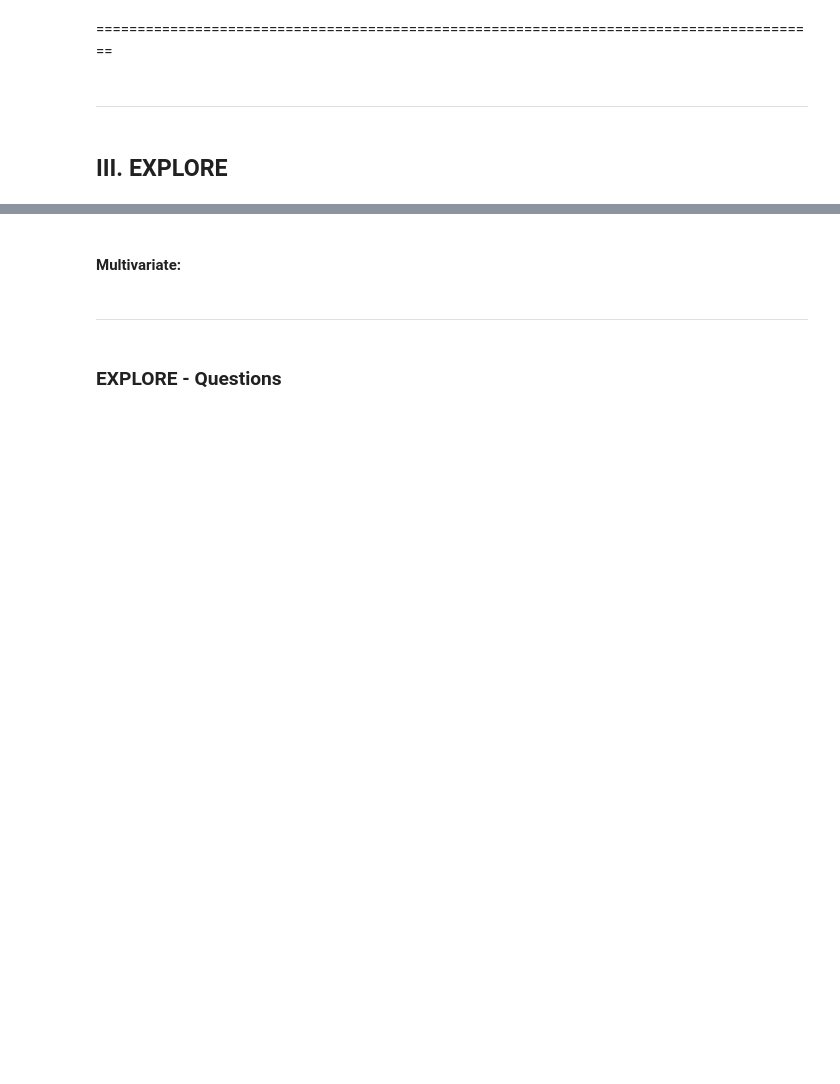
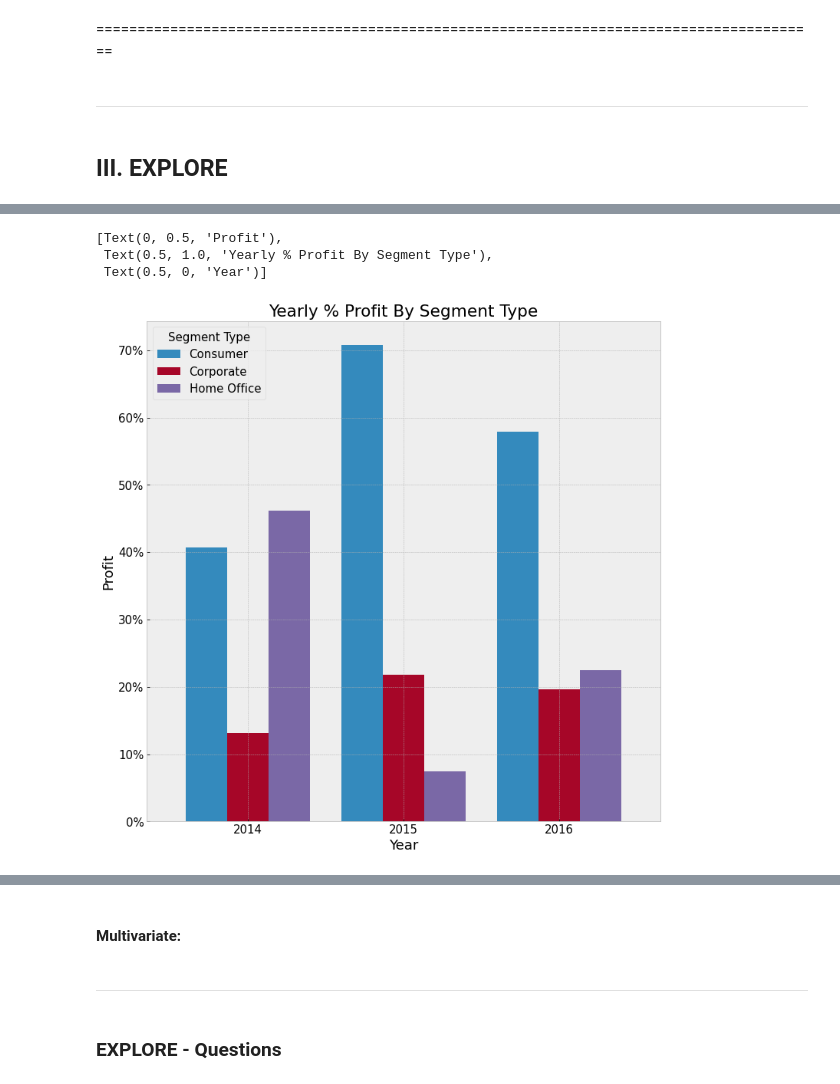
Before and after one commit to long-name-gang/time_series-project, a Jupyter notebook: rachel_final_report.ipynb, the cells around one changed output, grey strips where cells are left out. Saved outputs shown, nothing was run; the diff lists cells and outputs as text; code cells hidden in the pictures; blank space fills up the shorter version.

```diff
--- a/rachel_final_report.ipynb
+++ b/rachel_final_report.ipynb
@@ -193,0 +262,26 @@ ssdb.head().T
+# %%
+monthly_profit = (
+    train[['profit','segment']]
+    .groupby('segment')
+    .resample('M')
+    .profit.sum()
+    .unstack(0)
+)
+# %%
+from matplotlib.ticker import StrMethodFormatter
+ax = (
+    monthly_profit.resample('Y')
+    .sum()
+    .apply(lambda row: row / row.sum(),axis = 1)
+    .plot.bar(width=.8)
+)
+ax.legend(loc='upper left', title='Segment Type')
+ax.yaxis.set_major_formatter(StrMethodFormatter('{x:.0%}'))
+labels = [pd.to_datetime(t.get_text()).strftime('%Y') for t in ax.get_xticklabels()]
+ax.set_xticklabels(labels, rotation=0)
+ax.set(ylabel='Profit', title='Yearly % Profit By Segment Type', xlabel='Year')
+# %% [output]
+[Text(0, 0.5, 'Profit'),
+ Text(0.5, 1.0, 'Yearly % Profit By Segment Type'),
+ Text(0.5, 0, 'Year')]
+[figure, added]
```
Also changed, not shown: parts of 37 cells of this notebook.
